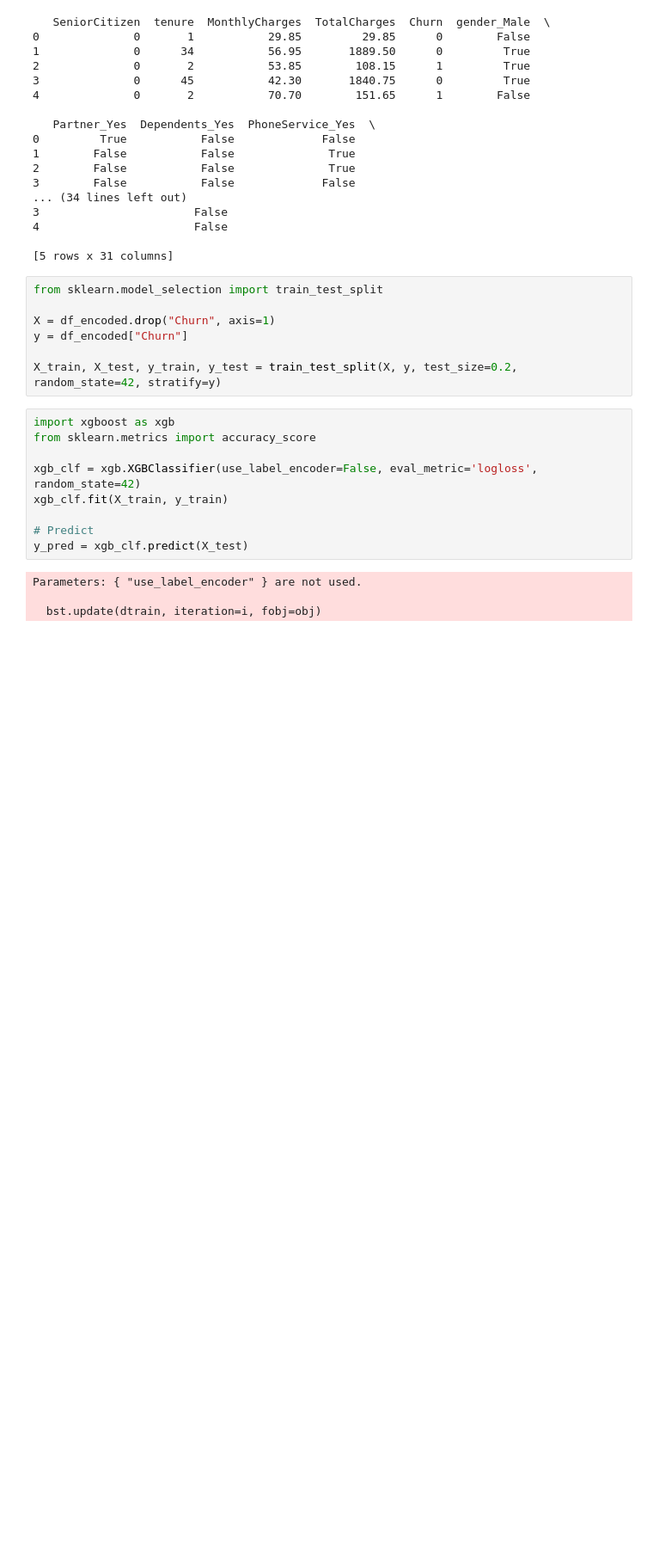
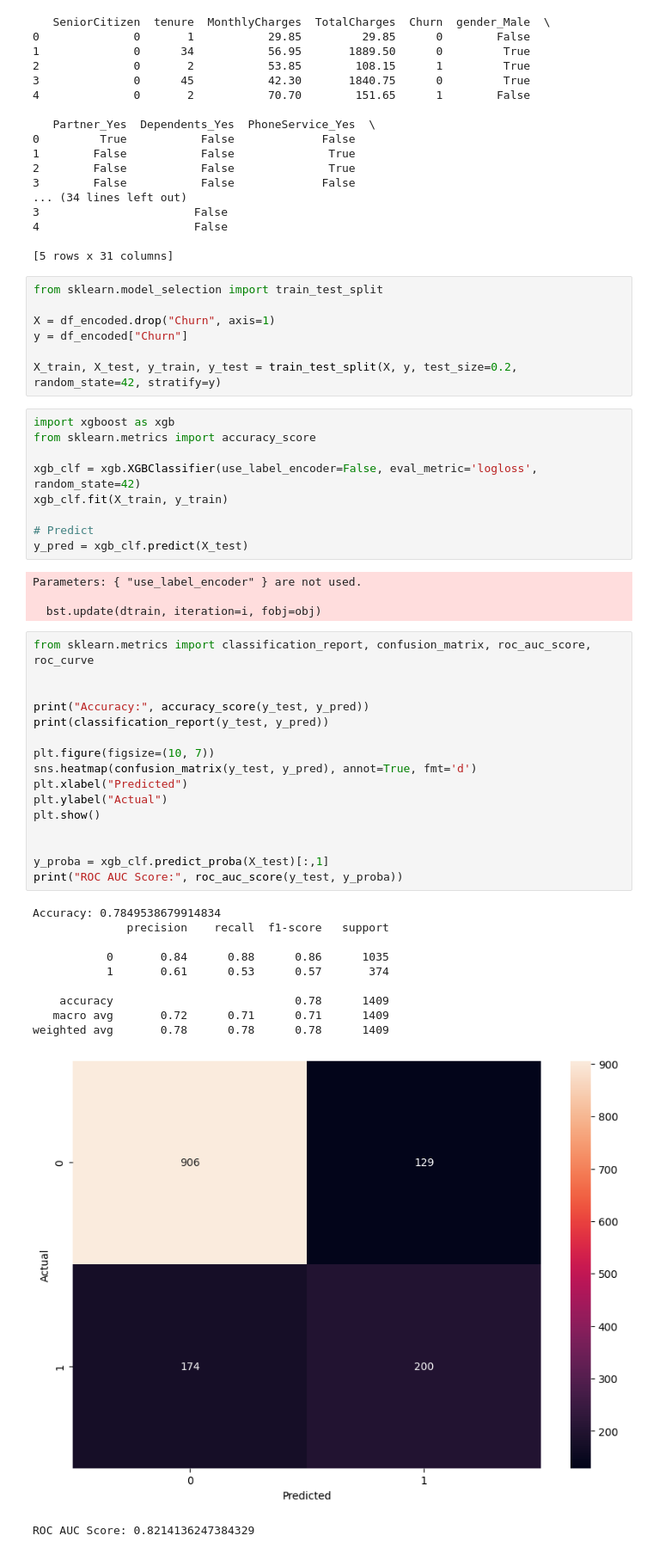
Before and after one commit to Ganindu-Deshapriya/Customer_Churn_Prediction_Group_06, a Jupyter notebook: Customer_Churn_Prediction_Group_06/notebooks/Ganindu_FC211004/gdesh_xgb.ipynb, the cells around one changed output. Shown: that part at 86% size. Cells and saved outputs as stored; diff of their text form; blank space fills up the shorter version.

Commit message:
results for the basic training
confusion matrix, accuracy, roc score all for the basic trained model

```diff
--- a/Customer_Churn_Prediction_Group_06/notebooks/Ganindu_FC211004/gdesh_xgb.ipynb
+++ b/Customer_Churn_Prediction_Group_06/notebooks/Ganindu_FC211004/gdesh_xgb.ipynb
@@ -175,3 +175,31 @@ y_pred = xgb_clf.predict(X_test)
 Parameters: { "use_label_encoder" } are not used.
 
   bst.update(dtrain, iteration=i, fobj=obj)
+# %%
+from sklearn.metrics import classification_report, confusion_matrix, roc_auc_score, roc_curve
+
+
+print("Accuracy:", accuracy_score(y_test, y_pred))
+print(classification_report(y_test, y_pred))
+
+plt.figure(figsize=(10, 7))
+sns.heatmap(confusion_matrix(y_test, y_pred), annot=True, fmt='d')
+plt.xlabel("Predicted")
+plt.ylabel("Actual")
+plt.show()
+
+
+y_proba = xgb_clf.predict_proba(X_test)[:,1]
+print("ROC AUC Score:", roc_auc_score(y_test, y_proba))
+# %% [output]
+Accuracy: 0.7849538679914834
+              precision    recall  f1-score   support
+
+           0       0.84      0.88      0.86      1035
+           1       0.61      0.53      0.57       374
+
+    accuracy                           0.78      1409
+   macro avg       0.72      0.71      0.71      1409
+weighted avg       0.78      0.78      0.78      1409
+[figure, added]
+ROC AUC Score: 0.8214136247384329
```
